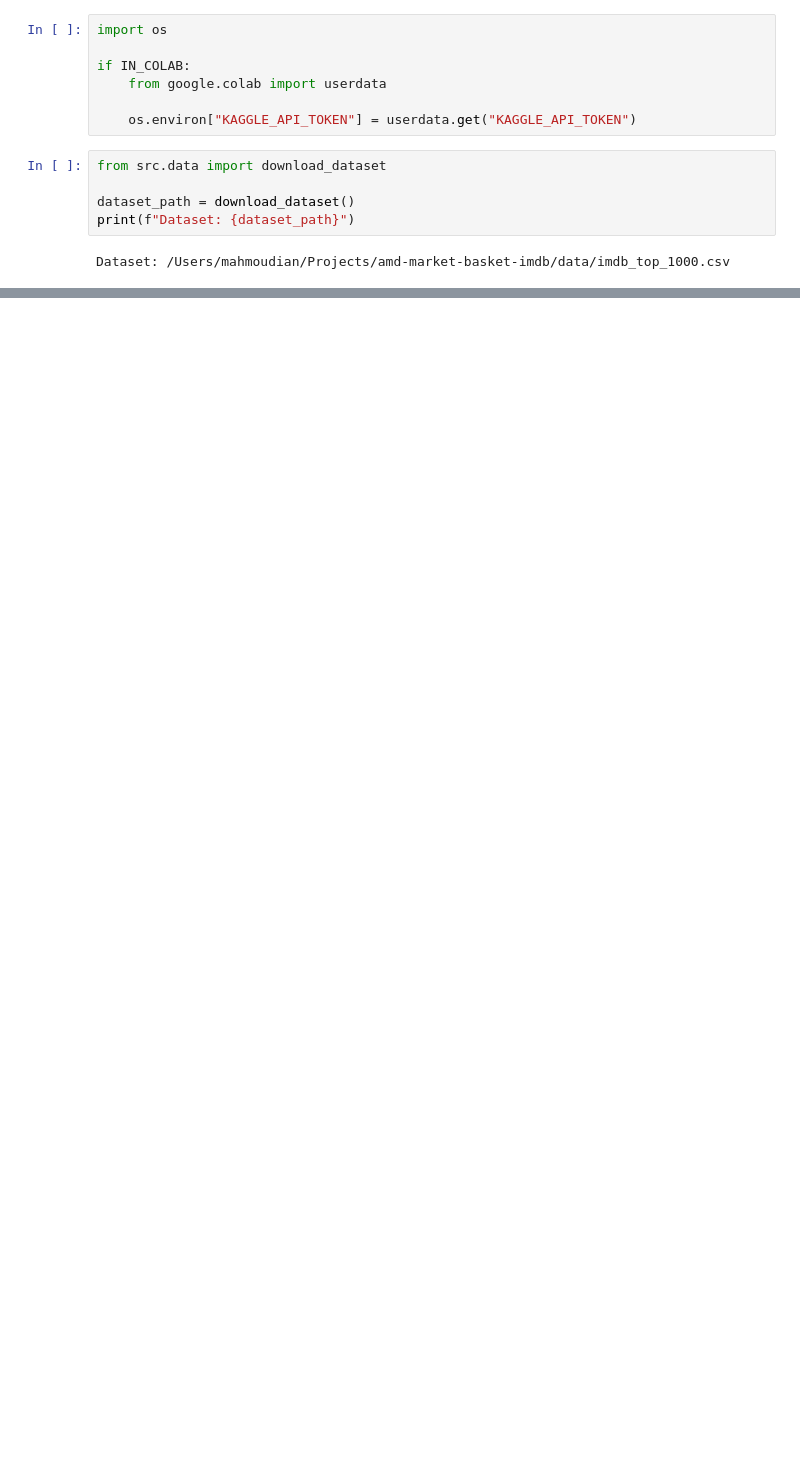
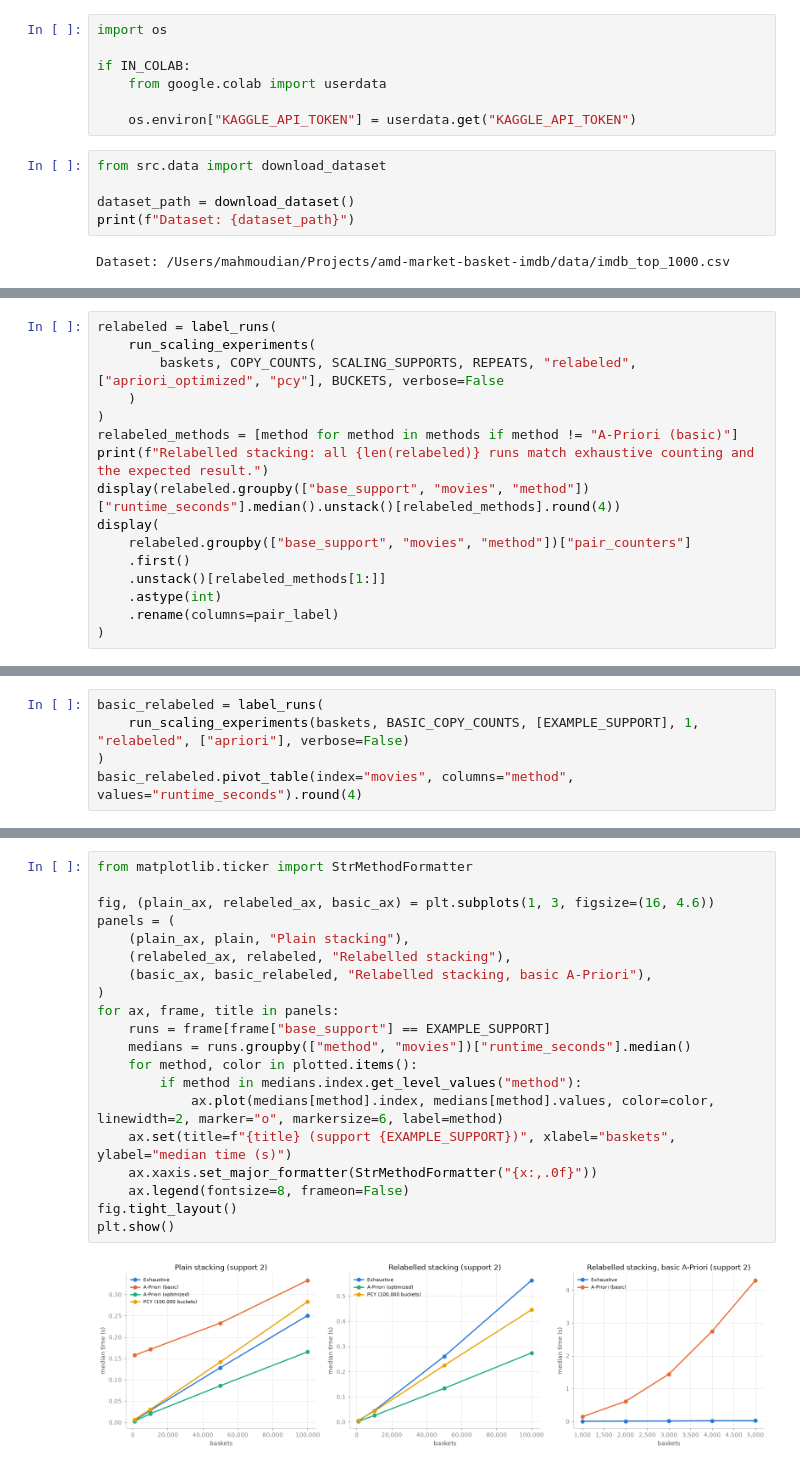
Before and after one commit to TheRealMamoot/amd-market-basket-imdb, a Jupyter notebook: main.ipynb, the cells around one changed output, grey strips where cells are left out. Drawn from its saved outputs; the diff is of its cells as text; blank space fills up the shorter version.

Commit message:
feat(notebook): add experiments, scalability and conclusions

```diff
--- a/main.ipynb
+++ b/main.ipynb
@@ -111,0 +568,16 @@ movies[["Series_Title", "Star1", "Star2", "Star3", "Star4"]].head()
+# %%
+relabeled = label_runs(
+    run_scaling_experiments(
+        baskets, COPY_COUNTS, SCALING_SUPPORTS, REPEATS, "relabeled", ["apriori_optimized", "pcy"], BUCKETS, verbose=False
+    )
+)
+relabeled_methods = [method for method in methods if method != "A-Priori (basic)"]
+print(f"Relabelled stacking: all {len(relabeled)} runs match exhaustive counting and the expected result.")
+display(relabeled.groupby(["base_support", "movies", "method"])["runtime_seconds"].median().unstack()[relabeled_methods].round(4))
+display(
+    relabeled.groupby(["base_support", "movies", "method"])["pair_counters"]
+    .first()
+    .unstack()[relabeled_methods[1:]]
+    .astype(int)
+    .rename(columns=pair_label)
+)
@@ -111,0 +608,5 @@ movies[["Series_Title", "Star1", "Star2", "Star3", "Star4"]].head()
+# %%
+basic_relabeled = label_runs(
+    run_scaling_experiments(baskets, BASIC_COPY_COUNTS, [EXAMPLE_SUPPORT], 1, "relabeled", ["apriori"], verbose=False)
+)
+basic_relabeled.pivot_table(index="movies", columns="method", values="runtime_seconds").round(4)
@@ -111,0 +621,22 @@ movies[["Series_Title", "Star1", "Star2", "Star3", "Star4"]].head()
+# %%
+from matplotlib.ticker import StrMethodFormatter
+
+fig, (plain_ax, relabeled_ax, basic_ax) = plt.subplots(1, 3, figsize=(16, 4.6))
+panels = (
+    (plain_ax, plain, "Plain stacking"),
+    (relabeled_ax, relabeled, "Relabelled stacking"),
+    (basic_ax, basic_relabeled, "Relabelled stacking, basic A-Priori"),
+)
+for ax, frame, title in panels:
+    runs = frame[frame["base_support"] == EXAMPLE_SUPPORT]
+    medians = runs.groupby(["method", "movies"])["runtime_seconds"].median()
+    for method, color in plotted.items():
+        if method in medians.index.get_level_values("method"):
+            ax.plot(medians[method].index, medians[method].values, color=color, linewidth=2, marker="o", markersize=6, label=method)
+    ax.set(title=f"{title} (support {EXAMPLE_SUPPORT})", xlabel="baskets", ylabel="median time (s)")
+    ax.xaxis.set_major_formatter(StrMethodFormatter("{x:,.0f}"))
+    ax.legend(fontsize=8, frameon=False)
+fig.tight_layout()
+plt.show()
+# %% [output]
+[figure, added]
```
Also changed, not shown: parts of 51 cells of this notebook, 2 other files.
